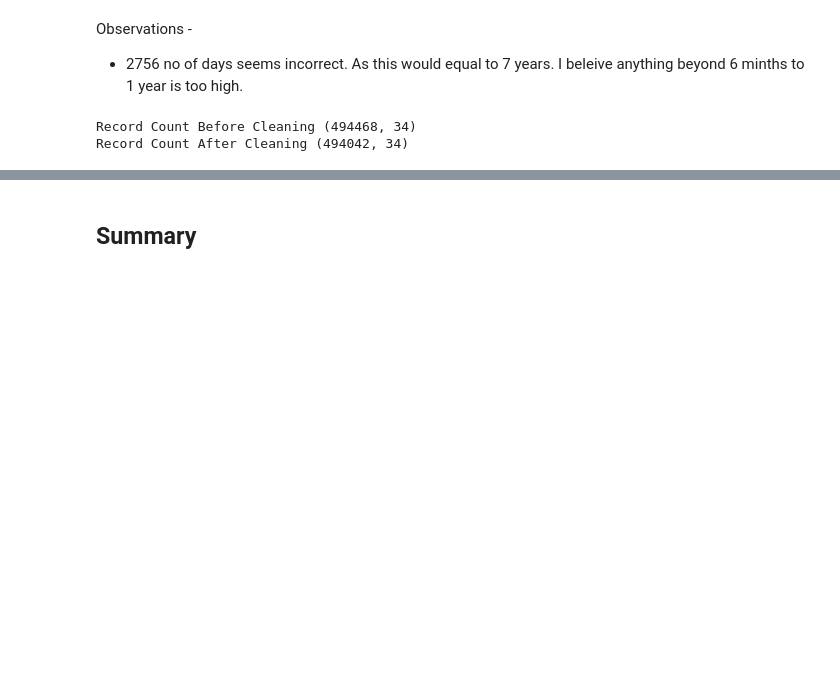
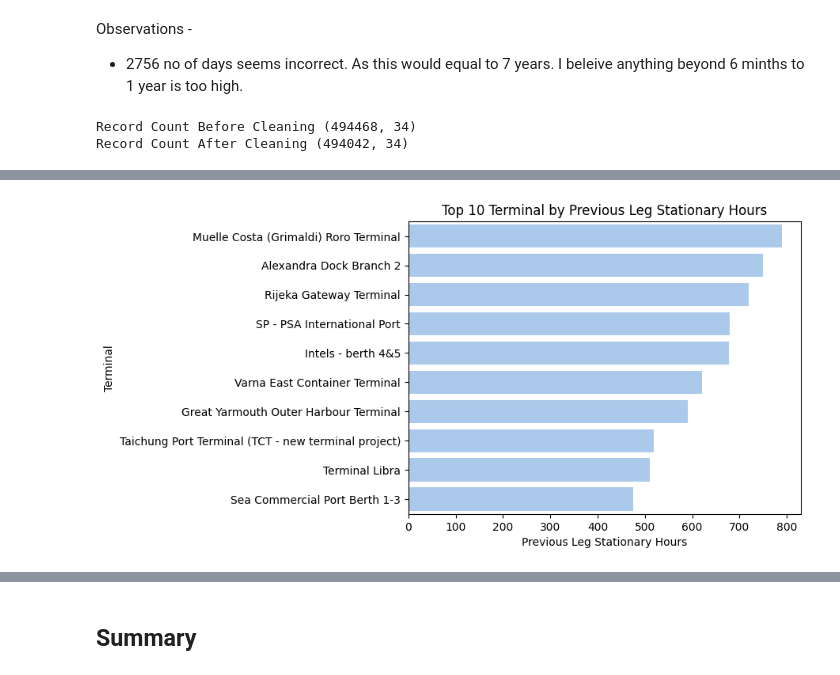
Before and after one commit to hargurjeet/Maersk, a Jupyter notebook: Solution_Notebook.ipynb, the cells around one changed output, grey strips where cells are left out. Cells and saved outputs as stored; diff of their text form; code cells hidden in the pictures; blank space fills up the shorter version.

```diff
--- a/Solution_Notebook.ipynb
+++ b/Solution_Notebook.ipynb
@@ -414,0 +456,3 @@ Record Count After Cleaning (494042, 34)
+# %%
+port_terminal_stat_info = vessel_data_cleaned_v3.groupby(['Port','Terminal'])['prev_leg_stationary_hours'].mean().reset_index().sort_values(by='prev_leg_stationary_hours', ascending=False)
+port_terminal_stat_info.head(10)
@@ -414,0 +471,13 @@ Record Count After Cleaning (494042, 34)
+# %%
+
+sns.barplot(port_terminal_stat_info.head(10), y="Terminal", x="prev_leg_stationary_hours")
+
+# Add labels and title
+plt.xlabel("Previous Leg Stationary Hours")
+plt.ylabel("Terminal")
+plt.title("Top 10 Terminal by Previous Leg Stationary Hours")
+
+# Show the plot
+plt.show()
+# %% [output]
+[figure, added]
```
Also changed, not shown: parts of 13 cells of this notebook.
